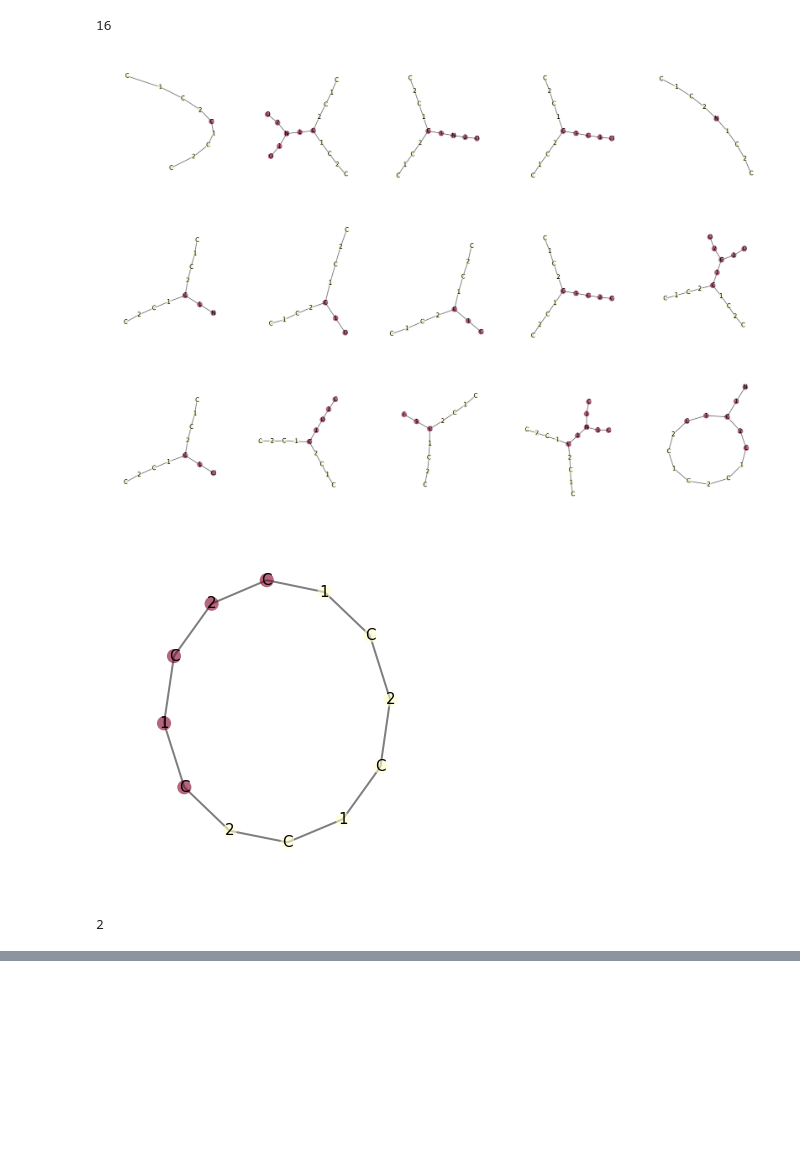
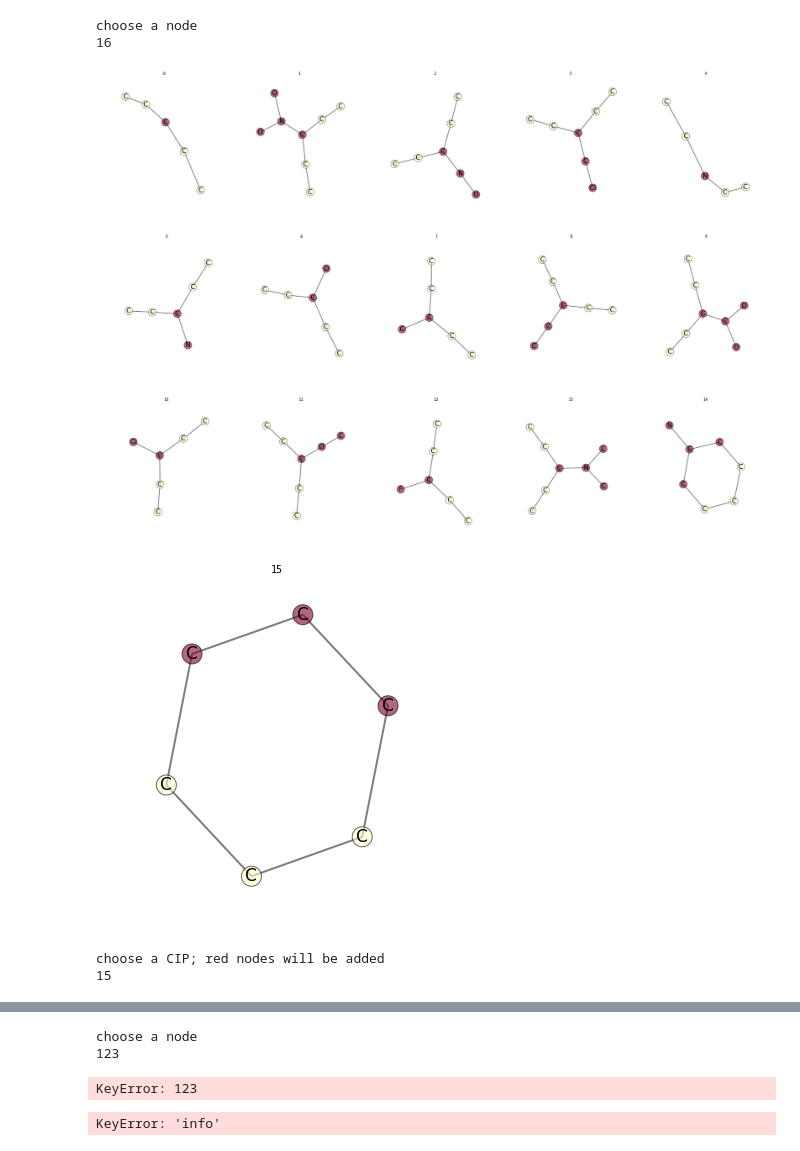
Before and after one commit to fabriziocosta/GraphLearn_examples, a Jupyter notebook: simple_toys/interactive_creation.ipynb, the cells around one changed output, grey strips where cells are left out. Cells and saved outputs as stored; diff of their text form; code cells hidden in the pictures; blank space fills up the shorter version.

```diff
--- a/simple_toys/interactive_creation.ipynb
+++ b/simple_toys/interactive_creation.ipynb
@@ -112,7 +110,8 @@ gr = gspan_to_eden( '../toolsdata/bursi.pos.gspan' )
 CURRENT = sampler._sample_init(gr.next())
 while True:
     # draw graph and choose node
-    draw.graphlearn(CURRENT.base_graph(),secondary_vertex_label='ID',size=20,contract=True)
+    draw.graphlearn(CURRENT.base_graph(),secondary_vertex_label='id',size=15,contract=True, node_size=1400,font_size=20,node_border=0.5)
+    print "choose a node"
     node_id=int(raw_input())
 
     # draw new cips and choose one
@@ -121,7 +120,8 @@ while True:
         print 'no replacements found,try again'
         continue
     cip_graphs=[ c.graph for c in cips ]
-    draw.graphlearn(cip_graphs)
+    draw.graphlearn(cip_graphs, node_border=0.5, node_size=400,font_size=17,contract=True,title_key='info')
+    print "choose a CIP; red nodes will be added"
     cip_id=int(raw_input())
 
     #replace and clean
@@ -133,6 +133,8 @@ while True:
+choose a node
 16
-[figure, old version]
+[figure, new version]
-[figure, old version]
+[figure, new version]
-[figure, old version]
+[figure, new version]
-[figure, old version]
+[figure, new version]
-2
+choose a CIP; red nodes will be added
+15
@@ -139,0 +142,7 @@ while True:
+choose a node
+123
+KeyError: 123
+# %%
+print cip_graphs[0].
+# %% [output]
+KeyError: 'info'
```
Also changed, not shown: parts of 4 cells of this notebook, 2 other files.
